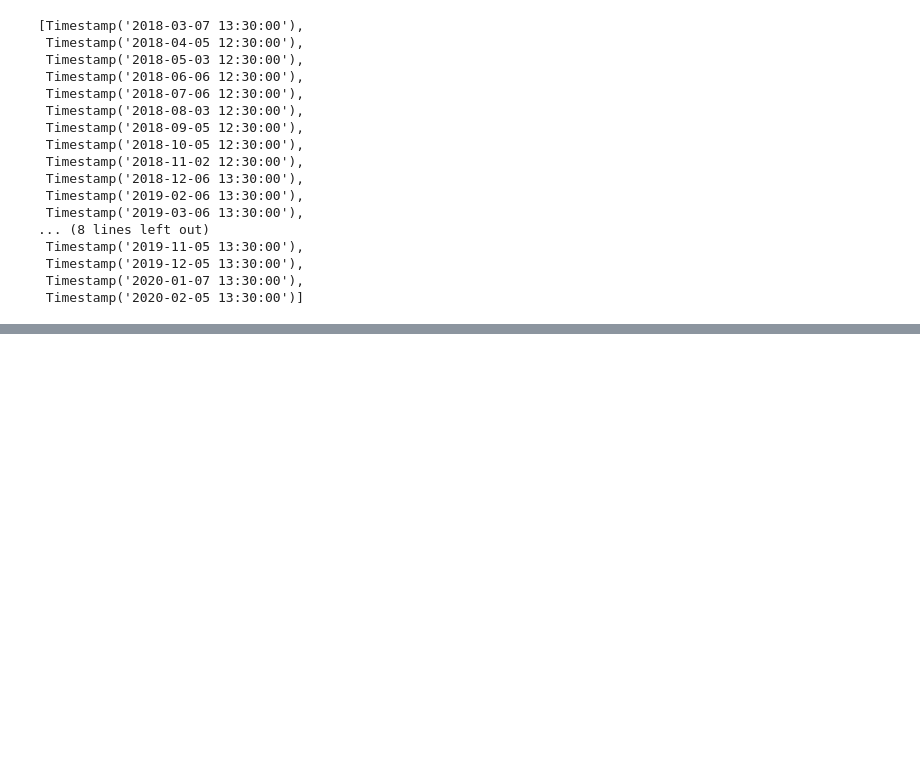
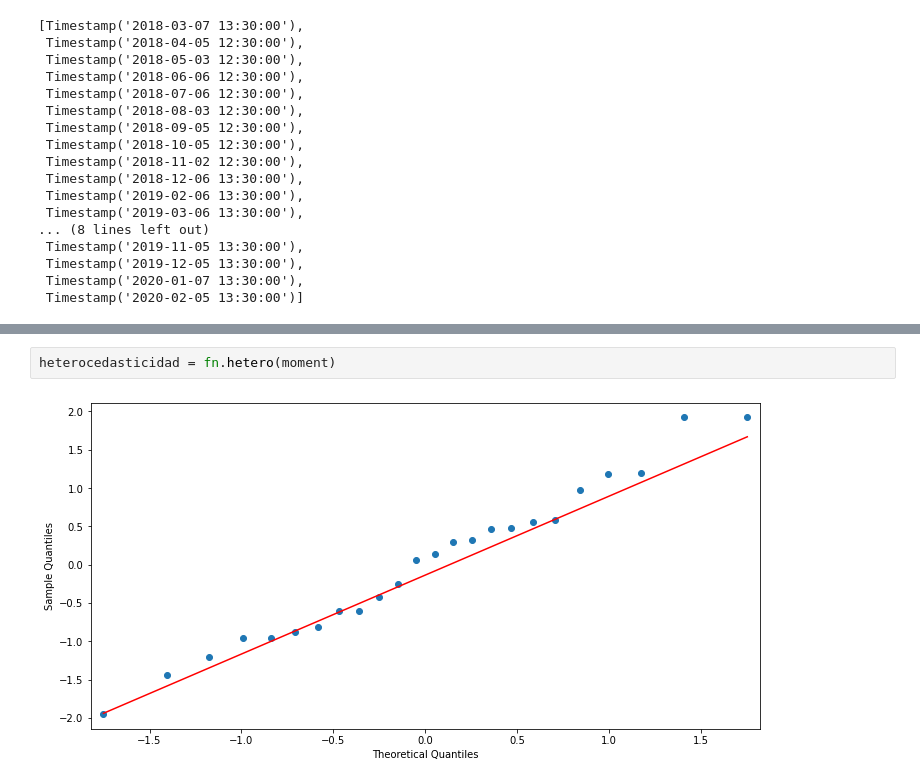
Before and after one commit to jesusalvarezc/FInal_Project, a Jupyter notebook: Statistical Testing.ipynb, the cells around one changed output, grey strips where cells are left out. Drawn from its saved outputs; the diff is of its cells as text; blank space fills up the shorter version.

```diff
--- a/Statistical Testing.ipynb
+++ b/Statistical Testing.ipynb
@@ -138,0 +153,4 @@ list(a.keys())
+# %%
+heterocedasticidad = fn.hetero(moment)
+# %% [output]
+[figure, added]
```
Also changed, not shown: parts of 6 cells of this notebook, 1 other file.
